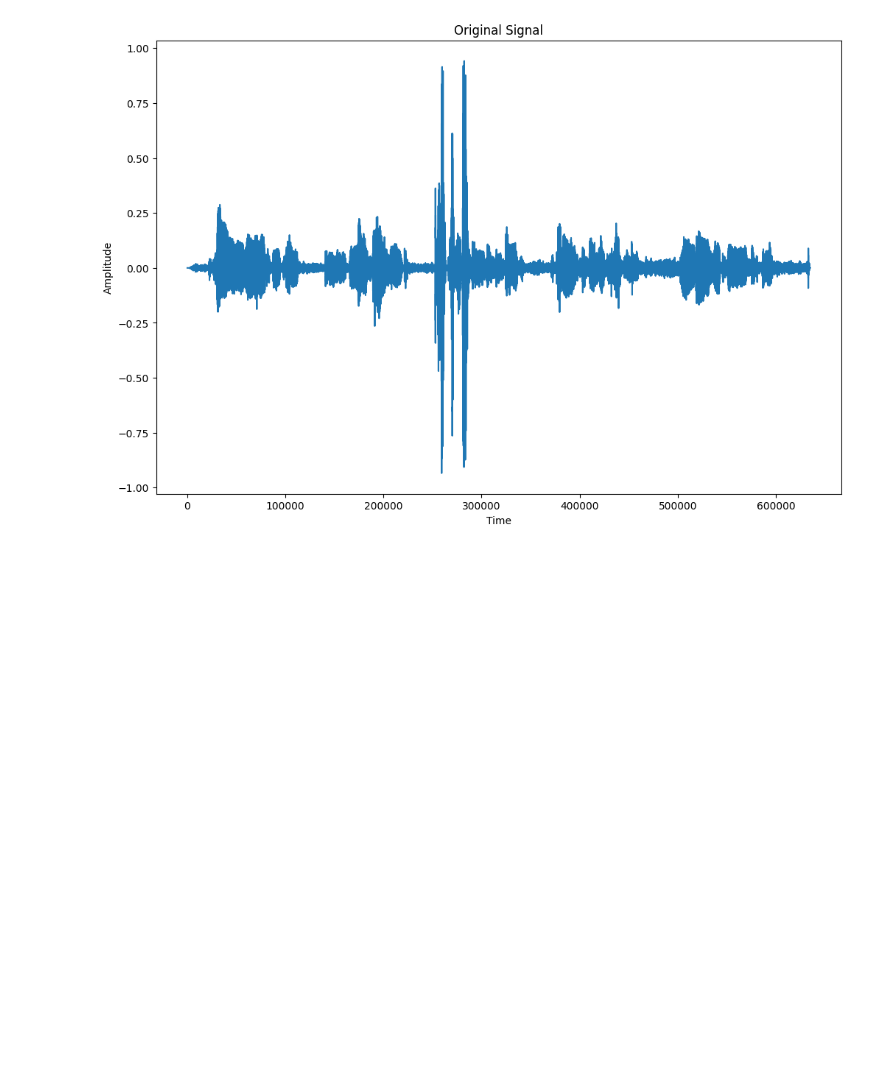
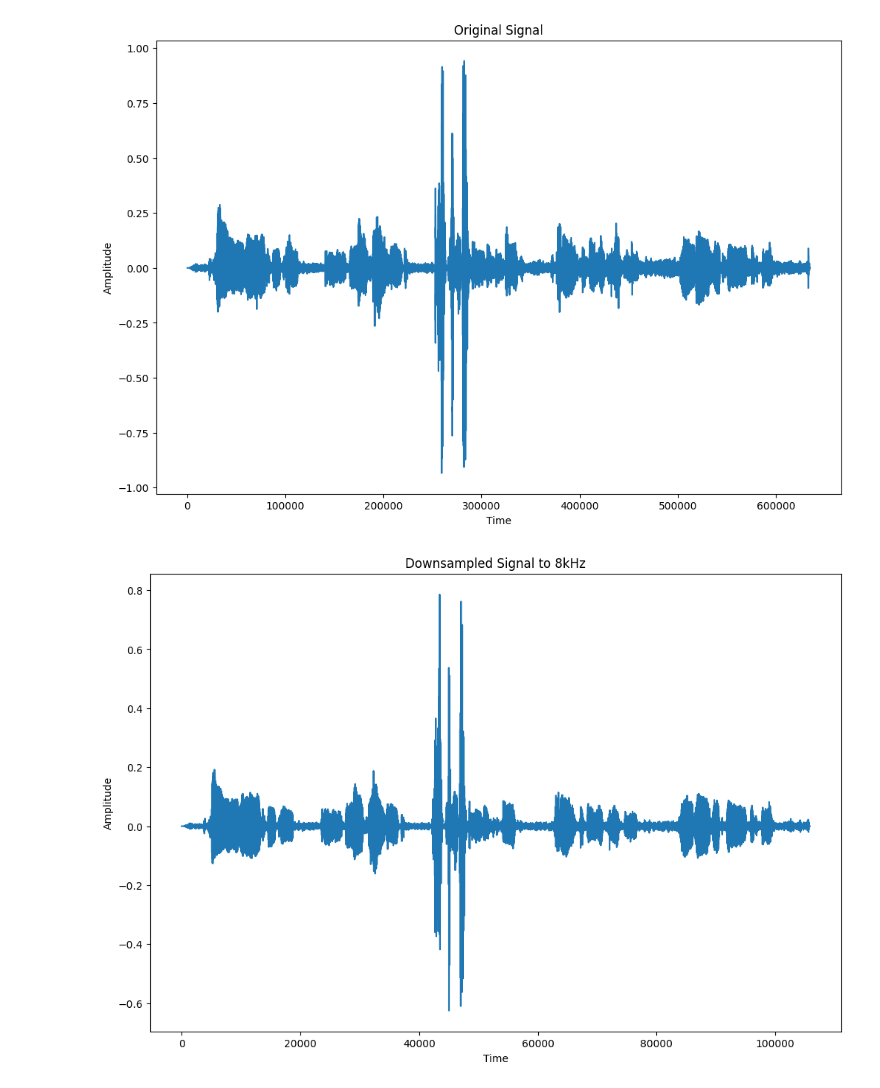
Before and after one commit to Enapa-Asamoah/SpeechProcessing, a Jupyter notebook: audio_analysis_L1.ipynb, the cells around one changed output. Saved outputs shown, nothing was run; the diff lists cells and outputs as text; code cells hidden in the pictures; blank space fills up the shorter version.

```diff
--- a/audio_analysis_L1.ipynb
+++ b/audio_analysis_L1.ipynb
@@ -22,3 +22,21 @@ plt.ylabel('Amplitude')
 plt.show()
 # %% [output]
 [figure]
+# %%
+# Downsampling the signal to 8kHz
+'''Designing an anti-aliasing filter'''
+nyquist_rate = sr_0 / 2.0
+cutoff_hz = 4.0  # Cutoff frequency of the filter
+firr_coeffs = signal.firwin(numtaps=101, cutoff=cutoff_hz / nyquist_rate)
+y_0_filtered = signal.lfilter(firr_coeffs, 1.0, y_0)
+y_8k = signal.decimate(y_0_filtered, int(sr_0 / 8000))
+sr_8k = 8000
+# %%
+plt.figure(figsize=(12, 8))
+plt.plot(y_8k)
+plt.title('Downsampled Signal to 8kHz')
+plt.xlabel('Time')
+plt.ylabel('Amplitude')
+plt.show()
+# %% [output]
+[figure, added]
```
Also changed, not shown: parts of 1 cell of this notebook.
